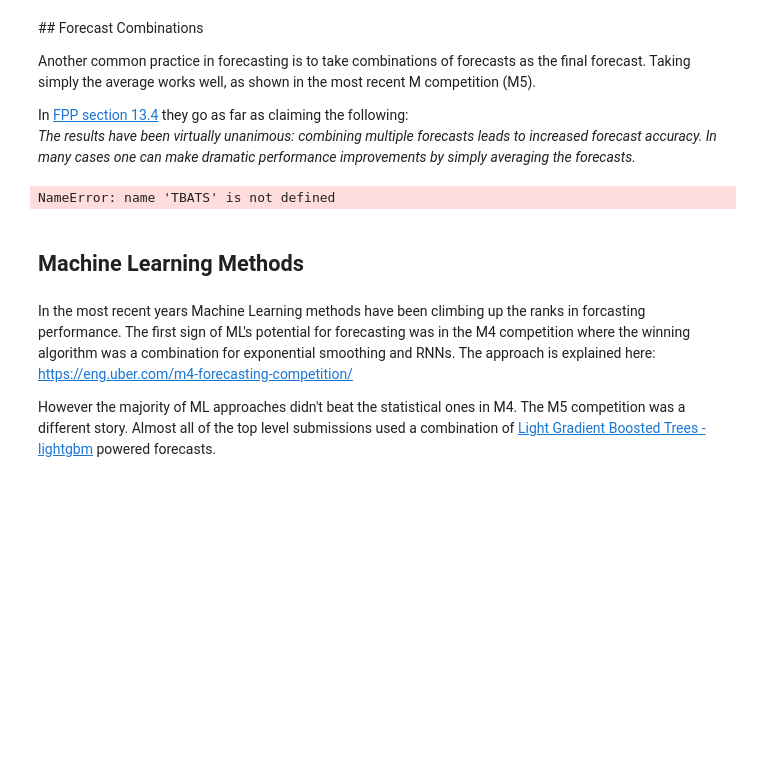
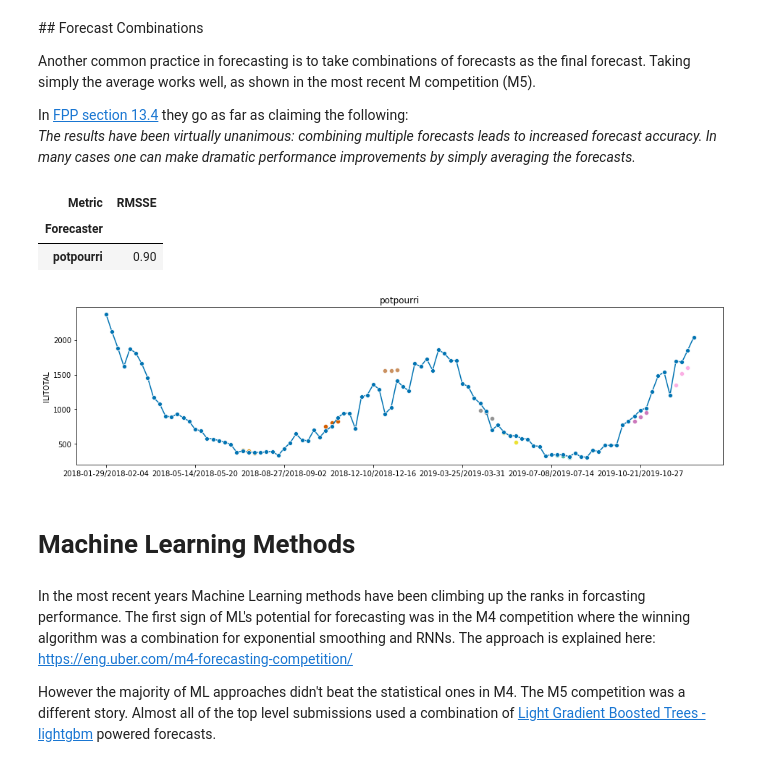
Before and after one commit to ltsaprounis/dsf-ts-forecasting, a Jupyter notebook: notebooks/03-single-ts-forecasting.ipynb, the cells around one changed output. Cells and saved outputs as stored; diff of their text form; code cells hidden in the pictures; blank space fills up the shorter version.

```diff
--- a/notebooks/03-single-ts-forecasting.ipynb
+++ b/notebooks/03-single-ts-forecasting.ipynb
@@ -252,34 +252,37 @@ In [FPP section 13.4](https://otexts.com/fpp3/combinations.html) they go as far
 # %%
 from sktime.forecasting.compose import EnsembleForecaster
 
 forecasters_dict = {
     "potpourri": EnsembleForecaster([
         ("log - STL - SES", TransformedTargetForecaster([
             ("log", LogTransformer()),
             ("stl", STLTransformer(sp=52)),
             ("ses", AutoETS(error="add", trend=None, seasonal=None))
         ])),
         ("AutoETS", AutoETS(auto=True, sp=52, information_criterion="bic")),
         ("TBATS", TBATS(sp=52)),
         ("boxcox - STL - ARMA", TransformedTargetForecaster([
             ("log", BoxCoxTransformer(bounds=(0,1), method="guerrero", sp=52)),
             ("stl", STLTransformer(sp=52)),
-            ("arma", AutoARIMA(sp=False, seasonal=False, d=0))
+            ("arma", AutoARIMA(sp=1, seasonal=False, d=0))
         ])),
     ])
 }
 
-metrics_dict = {"RMSSE": metric}
+metrics_dict = {"RMSSE": rmsse}
 
 eval_df = evaluate_forecasters_on_cutoffs(ts, custom_cutoffs, forecasters_dict, metrics_dict)
 
 display_results(eval_df)
 
 plot_cv_results(ts.iloc[-100:], eval_df)
 # %% [output]
-NameError: name 'TBATS' is not defined
+| Metric | RMSSE |
+| Forecaster |  |
+| potpourri | 0.90 |
+[figure, added]
 # %% [markdown]
-## Machine Learning Methods
+# Machine Learning Methods
 # %% [markdown]
 In the most recent years Machine Learning methods have been climbing up the ranks in forcasting performance. The first sign of ML's potential for forecasting was in the M4 competition where the winning algorithm was a combination for exponential smoothing and RNNs. The approach is explained here: https://eng.uber.com/m4-forecasting-competition/
 
```
Also changed, not shown: parts of 10 cells of this notebook, 6 other files.
